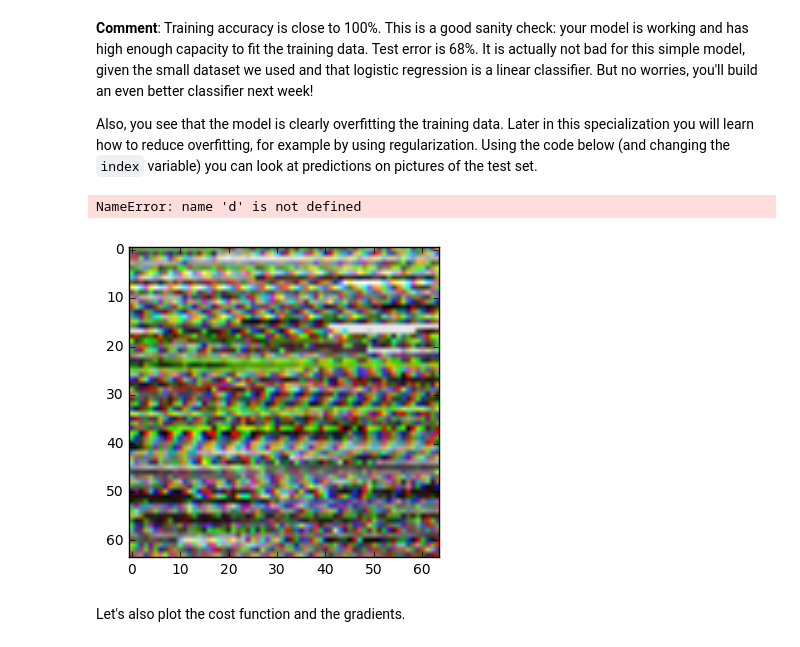
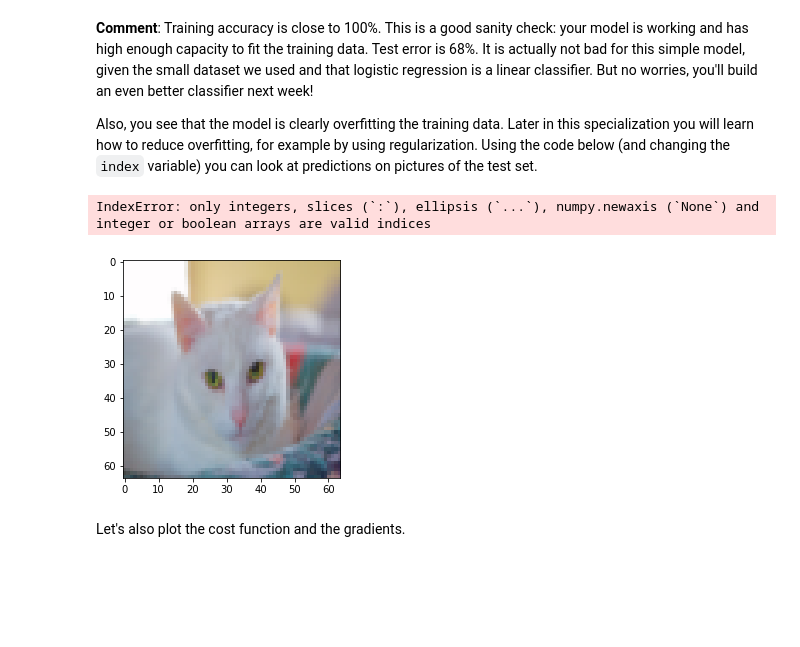
Before and after one commit to akshaybhatia10/DeepLearning-Specialization-Coursera, a Jupyter notebook: 1. Neural Networks and Deep Learning/Week2/Logistic Regression as a Neural Network/Logistic Regression with a Neural Network mindset.ipynb, the cells around one changed output. Saved outputs shown, nothing was run; the diff lists cells and outputs as text; code cells hidden in the pictures; blank space fills up the shorter version.

```diff
--- a/1. Neural Networks and Deep Learning/Week2/Logistic Regression as a Neural Network/Logistic Regression with a Neural Network mindset.ipynb
+++ b/1. Neural Networks and Deep Learning/Week2/Logistic Regression as a Neural Network/Logistic Regression with a Neural Network mindset.ipynb
@@ -68,7 +68,7 @@ Remember that `train_set_x_orig` is a numpy-array of shape (m_train, num_px, num
 ### START CODE HERE ### (≈ 3 lines of code)
 m_train = train_set_x_orig.shape[0]
 m_test = test_set_x_orig.shape[0]
-num_px = train_set_x_orig.shape[2]
+num_px = train_set_x_orig.shape[1]
 ### END CODE HERE ###
 
 print ("Number of training examples: m_train = " + str(m_train))
@@ -121,8 +121,8 @@ X_flatten = X.reshape(X.shape[0], -1).T      # X.T is the transpose of X
 
 ### START CODE HERE ### (≈ 2 lines of code)
 
-train_set_x_flatten = train_set_x_orig.reshape(train_set_x_orig.shape[1]*train_set_x_orig.shape[2]*train_set_x_orig.shape[3], -1)
-test_set_x_flatten = test_set_x_orig.reshape(test_set_x_orig.shape[1] *test_set_x_orig.shape[2]*test_set_x_orig.shape[3], -1)
+train_set_x_flatten = train_set_x_orig.reshape(train_set_x_orig.shape[0], -1).T
+test_set_x_flatten = test_set_x_orig.reshape(test_set_x_orig.shape[0], -1).T
 ### END CODE HERE ###
 
 print ("train_set_x_flatten shape: " + str(train_set_x_flatten.shape))
@@ -682,12 +675,12 @@ ValueError: shapes (1,12288) and (2,2) not aligned: 12288 (dim 1) != 2 (dim 0)
 Also, you see that the model is clearly overfitting the training data. Later in this specialization you will learn how to reduce overfitting, for example by using regularization. Using the code below (and changing the `index` variable) you can look at predictions on pictures of the test set.
 # %%
 # Example of a picture that was wrongly classified.
-index = 1
+index = 2
 plt.imshow(test_set_x[:,index].reshape((num_px, num_px, 3)))
-print ("y = " + str(test_set_y[0,index]) + ", you predicted that it is a \"" + classes[d["Y_prediction_test"][0,index]].decode("utf-8") +  "\" picture.")
+print ("y = " + str(test_set_y[0, index]) + ", you predicted that it is a \"" + classes[d["Y_prediction_test"][0, index]].decode("utf-8") +  "\" picture.")
 # %% [output]
-NameError: name 'd' is not defined
+IndexError: only integers, slices (`:`), ellipsis (`...`), numpy.newaxis (`None`) and integer or boolean arrays are valid indices
-[figure, old version]
+[figure, new version]
 # %% [markdown]
 Let's also plot the cost function and the gradients.
 # %%
```
Also changed, not shown: parts of 9 cells of this notebook.
